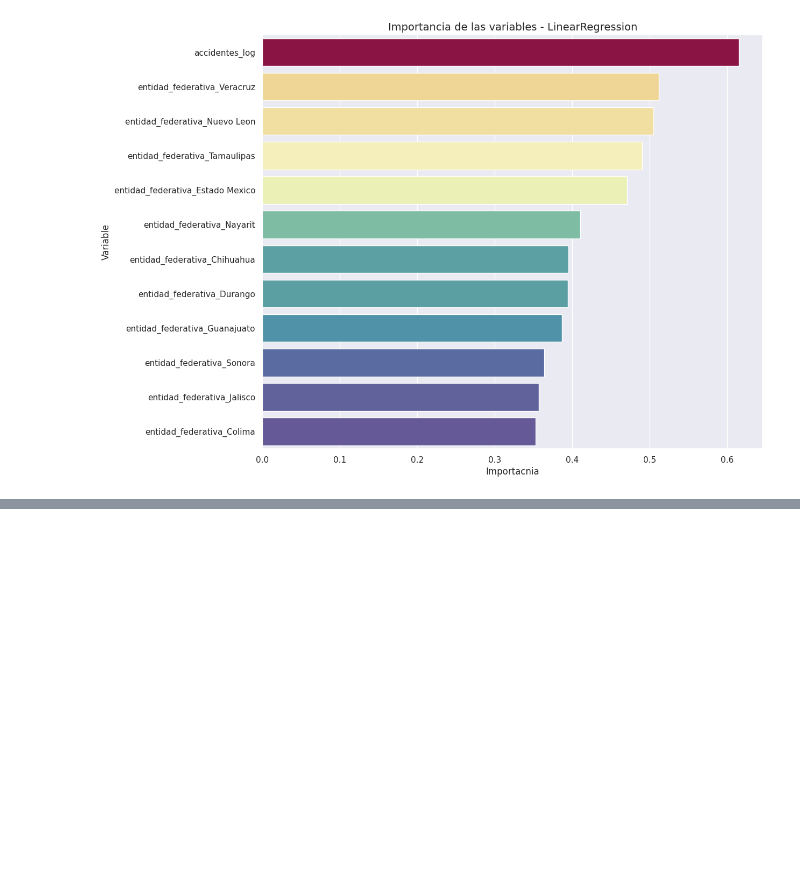
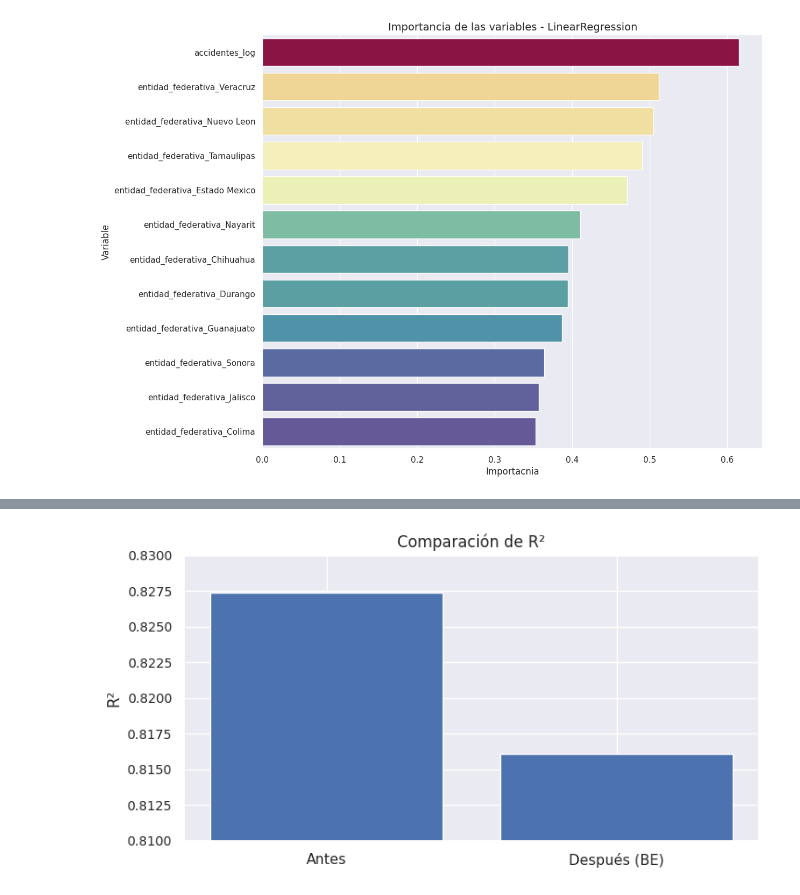
Before and after one commit to AndrsGzRo/mx-traffic-accidents-eda-ml, a Jupyter notebook: ML_Accidentes.ipynb, the cells around one changed output, grey strips where cells are left out. Saved outputs shown, nothing was run; the diff lists cells and outputs as text; code cells hidden in the pictures; blank space fills up the shorter version.

```diff
--- a/ML_Accidentes.ipynb
+++ b/ML_Accidentes.ipynb
@@ -213,0 +382,16 @@ plt.show()
+# %%
+labels = ['R2']
+before = [0.8274]
+after = [0.8161]
+
+plt.figure(figsize=(8,4))
+x=[0,1]
+plt.ylim(0.81,0.83)
+plt.bar(x,[before[0],after[0]])
+plt.xticks(x,['Antes','Después (BE)'])
+plt.ylabel('R²')
+plt.yticks(fontsize=10)
+plt.title('Comparación de R²')
+plt.show()
+# %% [output]
+[figure, added]
```
Also changed, not shown: parts of 12 cells of this notebook.
